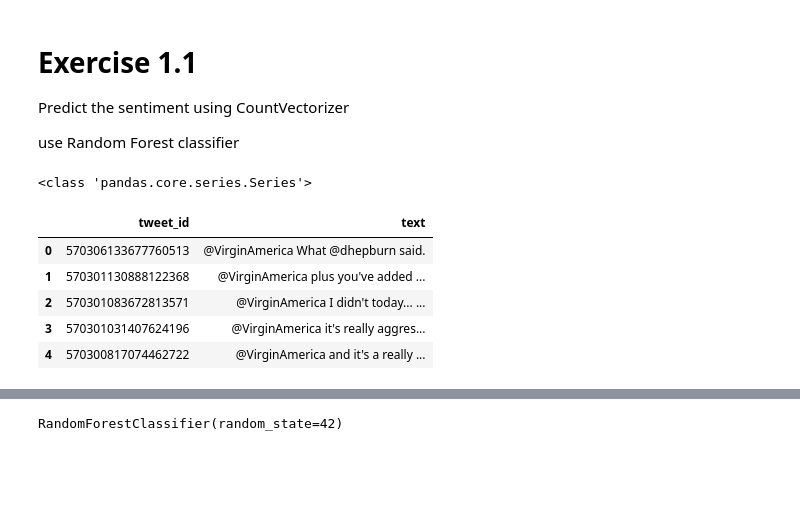
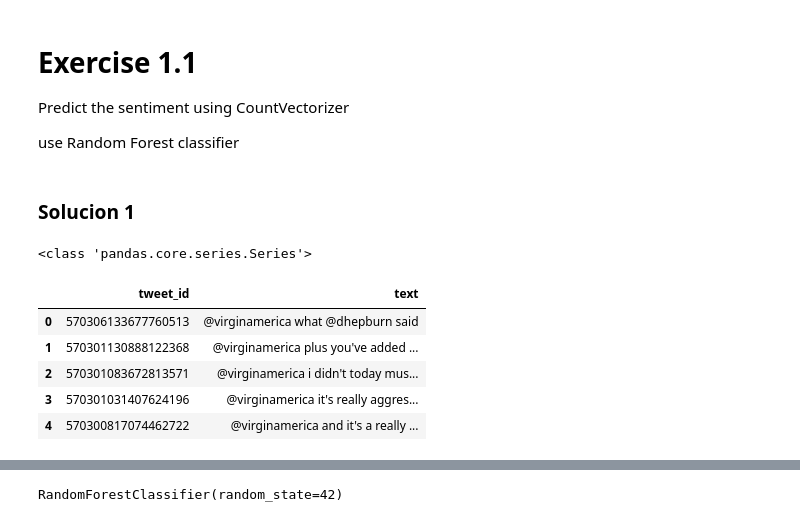
Before and after one commit to daferocu/Topicos-Avanzados, a Jupyter notebook: datalab/Talleres/Taller 5/E1-SentimentPrediction.ipynb, the cells around one changed output, grey strips where cells are left out. Cells and saved outputs as stored; diff of their text form; code cells hidden in the pictures; blank space fills up the shorter version.

```diff
--- a/datalab/Talleres/Taller 5/E1-SentimentPrediction.ipynb
+++ b/datalab/Talleres/Taller 5/E1-SentimentPrediction.ipynb
@@ -169,0 +83,2 @@ def comparar_metricas(*args, **kwargs):
+# %% [markdown]
+### Solucion 1
@@ -170,19 +92,20 @@ def comparar_metricas(*args, **kwargs):
 # %%
 # Convertir X en un dataframe
 # ==============================================================================
 print(type(X))
 
 df_x = X.to_frame()
 df_x = df_x.reset_index()
+df_x['text'] = df_x['text'].apply(lambda doc: doc.lower().replace(".", ""))
 df_x.head()
 # %% [output]
 <class 'pandas.core.series.Series'>
 |  | tweet_id | text |
-| 0 | 570306133677760513 | @VirginAmerica What @dhepburn said. |
-| 1 | 570301130888122368 | @VirginAmerica plus you've added ... |
-| 2 | 570301083672813571 | @VirginAmerica I didn't today... ... |
-| 3 | 570301031407624196 | @VirginAmerica it's really aggres... |
-| 4 | 570300817074462722 | @VirginAmerica and it's a really ... |
+| 0 | 570306133677760513 | @virginamerica what @dhepburn said |
+| 1 | 570301130888122368 | @virginamerica plus you've added ... |
+| 2 | 570301083672813571 | @virginamerica i didn't today mus... |
+| 3 | 570301031407624196 | @virginamerica it's really aggres... |
+| 4 | 570300817074462722 | @virginamerica and it's a really ... |
 # %%
 # Creamos un CountVectorizer y transformamos los tweets
 # ==============================================================================
```
Also changed, not shown: parts of 22 cells of this notebook, 1 other file.
